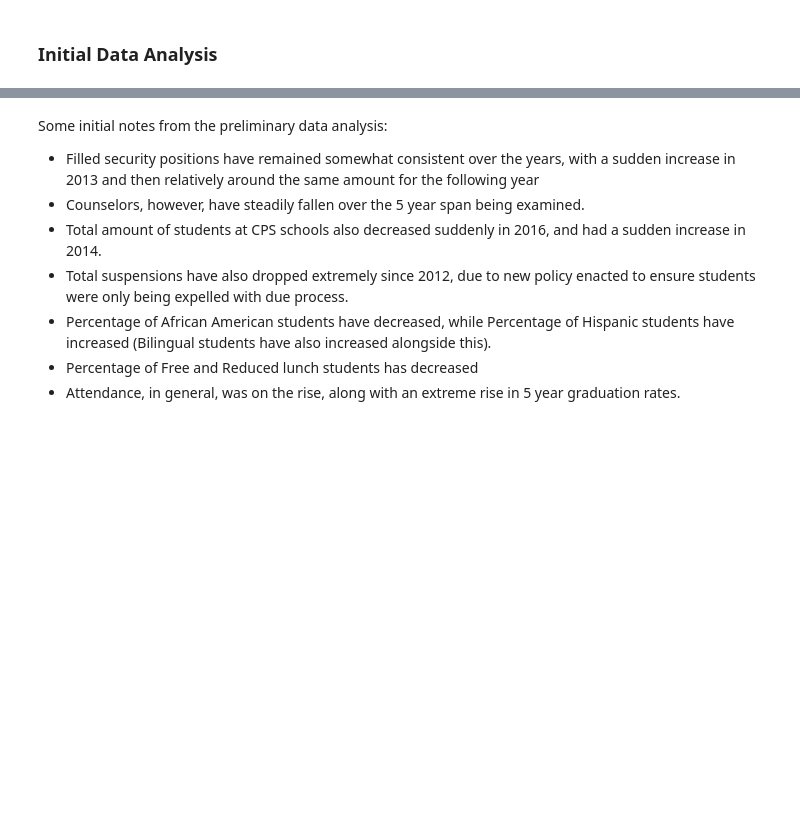
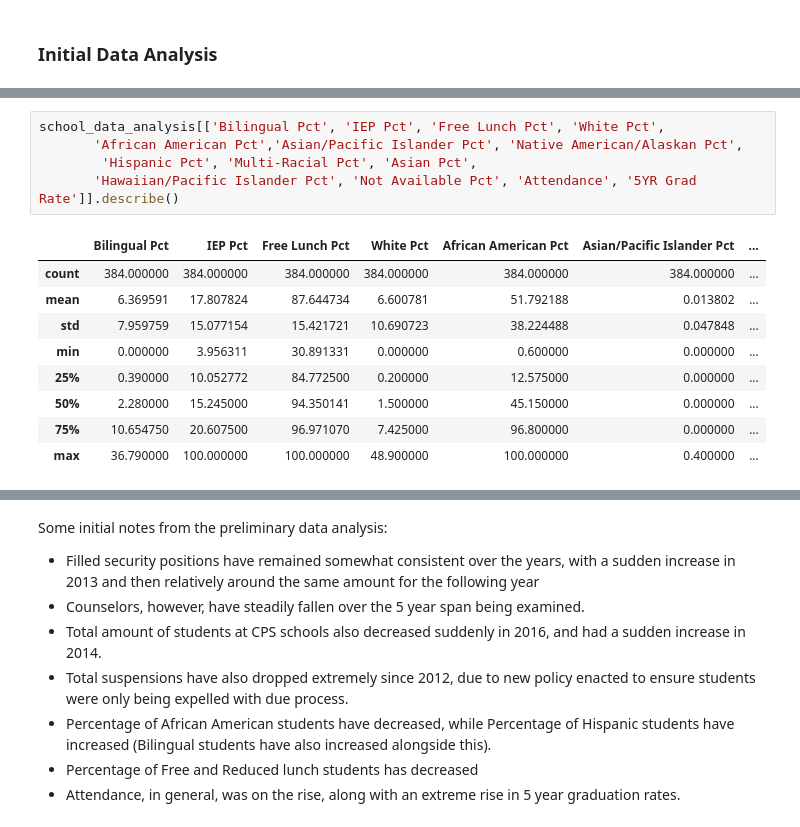
Before and after one commit to oabreu86/Policing-in-Schools-Predicting-Graduation-Rates-on-the-Criminalization-of-Students, a Jupyter notebook: data_analysis-ssedovic.ipynb, the cells around one changed output, grey strips where cells are left out. Cells and saved outputs as stored; diff of their text form; blank space fills up the shorter version.

```diff
--- a/data_analysis-ssedovic.ipynb
+++ b/data_analysis-ssedovic.ipynb
@@ -76 +100,16 @@ school_data['5YR Grad Rate'] =  school_data['5YR Grad Rate'].astype(float)
+# %%
+school_data_analysis[['Bilingual Pct', 'IEP Pct', 'Free Lunch Pct', 'White Pct',
+       'African American Pct','Asian/Pacific Islander Pct', 'Native American/Alaskan Pct',
+        'Hispanic Pct', 'Multi-Racial Pct', 'Asian Pct',
+       'Hawaiian/Pacific Islander Pct', 'Not Available Pct', 'Attendance', '5YR Grad Rate']].describe()
+# %% [output]
+|  | Bilingual Pct | IEP Pct | Free Lunch Pct | White Pct | African American Pct | Asian/Pacific Islander Pct | ... |
+| count | 384.000000 | 384.000000 | 384.000000 | 384.000000 | 384.000000 | 384.000000 | ... |
+| mean | 6.369591 | 17.807824 | 87.644734 | 6.600781 | 51.792188 | 0.013802 | ... |
+| std | 7.959759 | 15.077154 | 15.421721 | 10.690723 | 38.224488 | 0.047848 | ... |
+| min | 0.000000 | 3.956311 | 30.891331 | 0.000000 | 0.600000 | 0.000000 | ... |
+| 25% | 0.390000 | 10.052772 | 84.772500 | 0.200000 | 12.575000 | 0.000000 | ... |
+| 50% | 2.280000 | 15.245000 | 94.350141 | 1.500000 | 45.150000 | 0.000000 | ... |
+| 75% | 10.654750 | 20.607500 | 96.971070 | 7.425000 | 96.800000 | 0.000000 | ... |
+| max | 36.790000 | 100.000000 | 100.000000 | 48.900000 | 100.000000 | 0.400000 | ... |
 # %%
```
Also changed, not shown: parts of 7 cells of this notebook.
